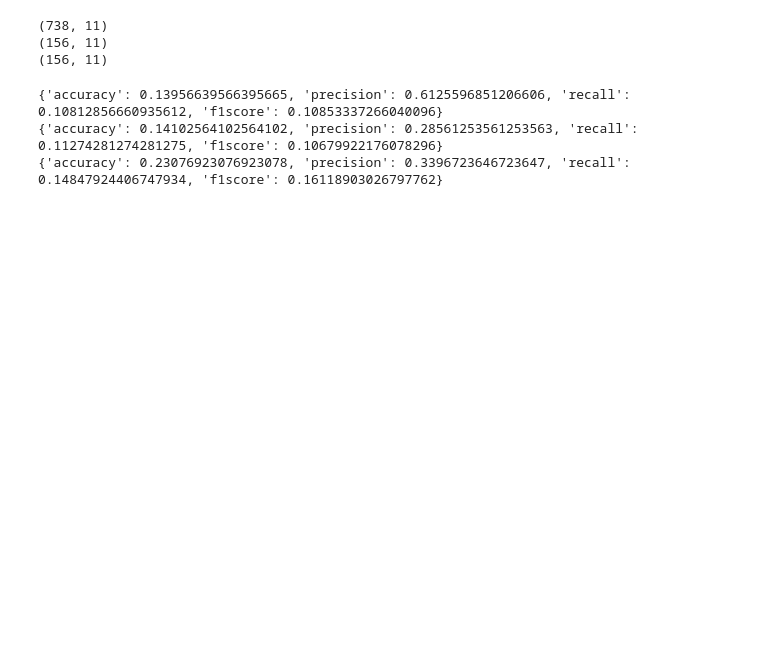
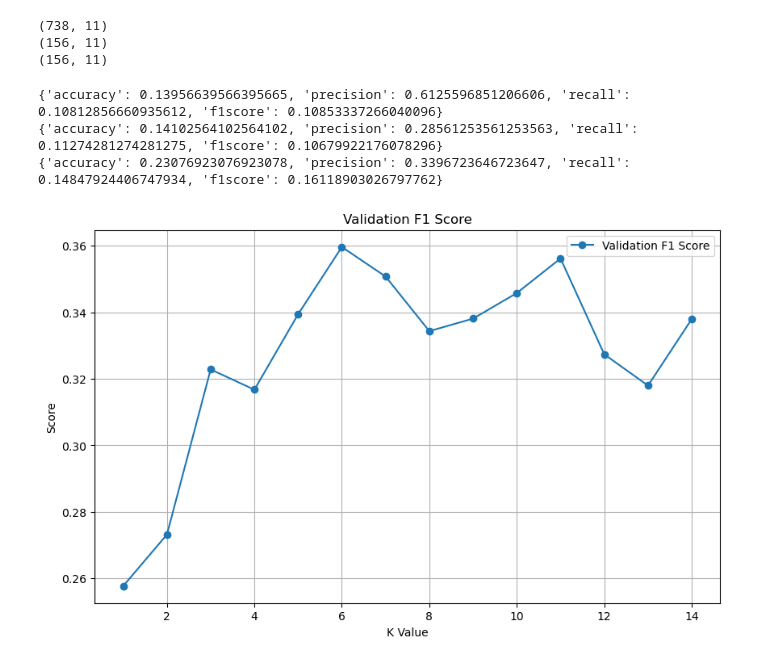
Before and after one commit to Prabhdeep-AI/Machine-Learning-Project, a Jupyter notebook: benchmark.ipynb, the cells around one changed output. Saved outputs shown, nothing was run; the diff lists cells and outputs as text; code cells hidden in the pictures; blank space fills up the shorter version.

```diff
--- a/benchmark.ipynb
+++ b/benchmark.ipynb
@@ -59,11 +69,11 @@ def performance_metrics(true_positives, false_positives, true_negatives, false_n
     sum_f1 = 0
 
     for pokemon_type in pokemon_types:
-        precisions[pokemon_type] = (true_positives[pokemon_type]) / (false_positives[pokemon_type] + true_positives[pokemon_type])
+        precisions[pokemon_type] = (true_positives[pokemon_type]) / (false_positives[pokemon_type] + true_positives[pokemon_type]) if (false_positives[pokemon_type] + true_positives[pokemon_type]) > 0 else 0
         sum_precision += precisions[pokemon_type]
-        recalls[pokemon_type] = (true_positives[pokemon_type]) / (false_negatives[pokemon_type] + true_positives[pokemon_type])
+        recalls[pokemon_type] = (true_positives[pokemon_type]) / (false_negatives[pokemon_type] + true_positives[pokemon_type]) if (false_negatives[pokemon_type] + true_positives[pokemon_type]) > 0 else 0
         sum_recall += recalls[pokemon_type]
-        f1scores[pokemon_type] = (2 * true_positives[pokemon_type]) / ( (2 * true_positives[pokemon_type]) + false_positives[pokemon_type] + false_negatives[pokemon_type])
+        f1scores[pokemon_type] = (2 * true_positives[pokemon_type]) / ( (2 * true_positives[pokemon_type]) + false_positives[pokemon_type] + false_negatives[pokemon_type]) if ((2 * true_positives[pokemon_type]) + false_positives[pokemon_type] + false_negatives[pokemon_type]) > 0 else 0
         sum_f1 += f1scores[pokemon_type]
 
     return sum_precision/len(pokemon_types), sum_recall/len(pokemon_types), sum_f1/len(pokemon_types)
@@ -171,13 +181,10 @@ print(f"{majority_class_benchmark(testing_set, testing_set.shape[0])}")
 {'accuracy': 0.14102564102564102, 'precision': 0.28561253561253563, 'recall': 0.11274281274281275, 'f1score': 0.10679922176078296}
 {'accuracy': 0.23076923076923078, 'precision': 0.3396723646723647, 'recall': 0.14847924406747934, 'f1score': 0.16118903026797762}
 # %%
-# training_f1score = []
-# validation_f1score = []
+validation_score = []
 
-# #tests loss of different k values from 1 to 15
-# for k in range(1, 15):
-#     training_results = nearest_neighbor_benchmark(training_set, training_set, training_set.shape[0], k, True)
-#     validation_results = nearest_neighbor_benchmark(training_set, validation_set, validation_set.shape[0], k, False)
+#tests loss of different k values from 1 to 15
+for k in range(1, 15):
+    validation_results = nearest_neighbor_benchmark(training_set, validation_set, validation_set.shape[0], k, False)
 
-#     training_f1score.append(training_results["f1score"])
-#     validation_f1score.append(validation_results["f1score"])
+    validation_score.append(validation_results["f1score"])
@@ -184,14 +198,15 @@ print(f"{majority_class_benchmark(testing_set, testing_set.shape[0])}")
 # %%
-#plots graph of loss comparison between training and validation set
-# plt.figure(figsize=(10, 6))
+#plots graph of validation f1 score comparison between different k's using validation set
+plt.figure(figsize=(10, 6))
 
-# plt.plot(range(1, 15), training_f1score, label="Training F1 Score", marker="o")
-# plt.plot(range(1, 15), validation_f1score, label="Validation F1 Score", marker="o")
+plt.plot(range(1, 15), validation_score, label="Validation F1 Score", marker="o")
 
-# plt.xlabel("K Value")
-# plt.ylabel("F1 Score")
-# plt.title("Training vs Validation F1 Score")
+plt.xlabel("K Value")
+plt.ylabel("F1 Score")
+plt.title("Validation F1 Score")
 
-# plt.legend()
-# plt.grid()
-# plt.show()
+plt.legend()
+plt.grid()
+plt.show()
+# %% [output]
+[figure, added]
```
Also changed, not shown: parts of 7 cells of this notebook.
